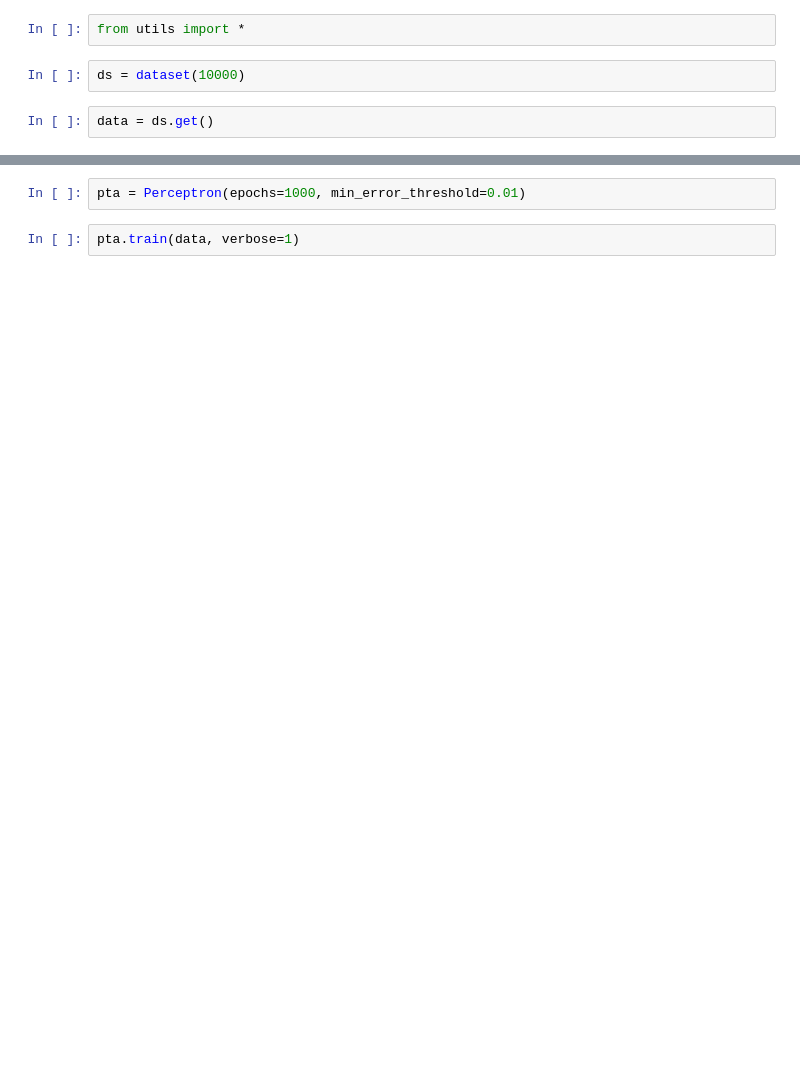
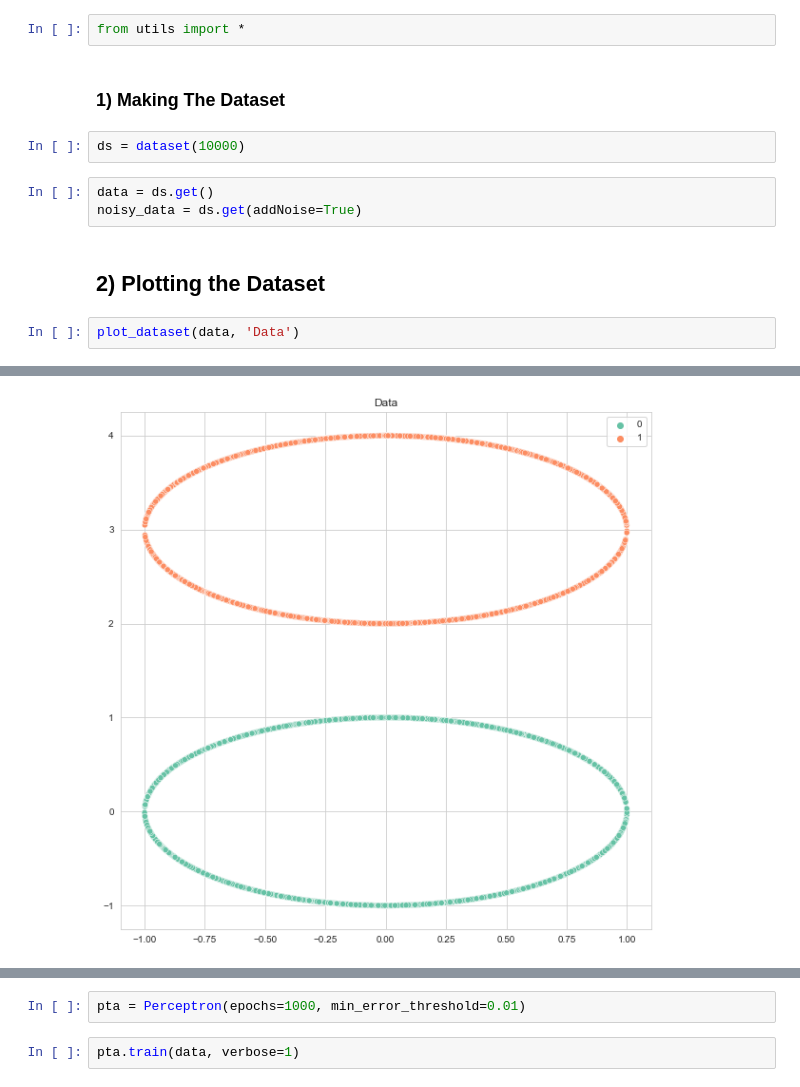
Before and after one commit to aflah02/ML_Assignments, a Jupyter notebook: Assignment 2/B.ipynb, the cells around one changed output, grey strips where cells are left out. Cells and saved outputs as stored; diff of their text form; blank space fills up the shorter version.

```diff
--- a/Assignment 2/B.ipynb
+++ b/Assignment 2/B.ipynb
@@ -1,6 +1,14 @@
 # %%
 from utils import *
+# %% [markdown]
+### 1) Making The Dataset
 # %%
 ds = dataset(10000)
 # %%
 data = ds.get()
+noisy_data = ds.get(addNoise=True)
+# %% [markdown]
+## 2) Plotting the Dataset
+# %%
+plot_dataset(data, 'Data')
+# %% [output]
@@ -6,0 +16 @@ data = ds.get()
+[figure, added]
```
Also changed, not shown: parts of 38 cells of this notebook, 1 other file.
